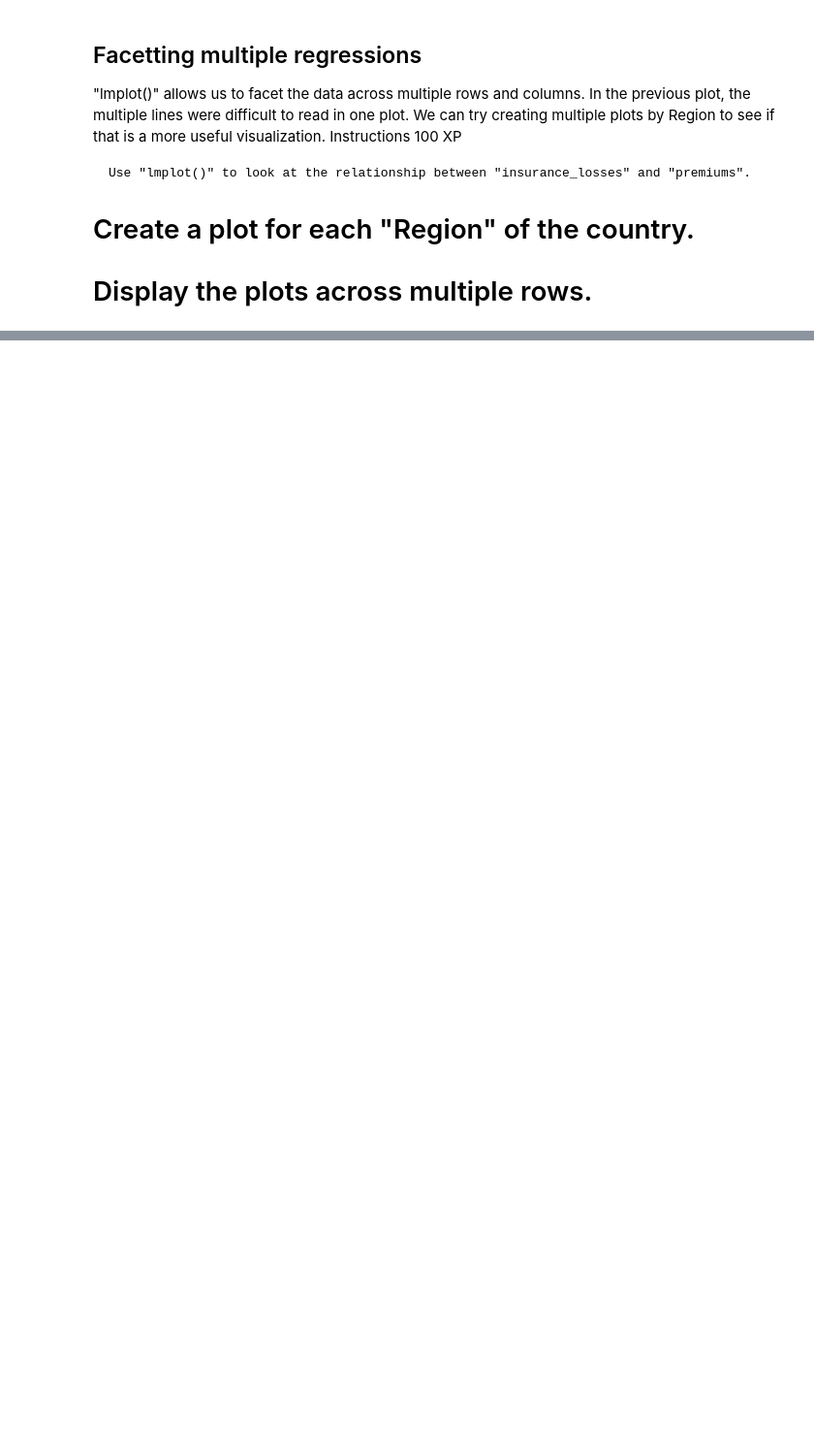
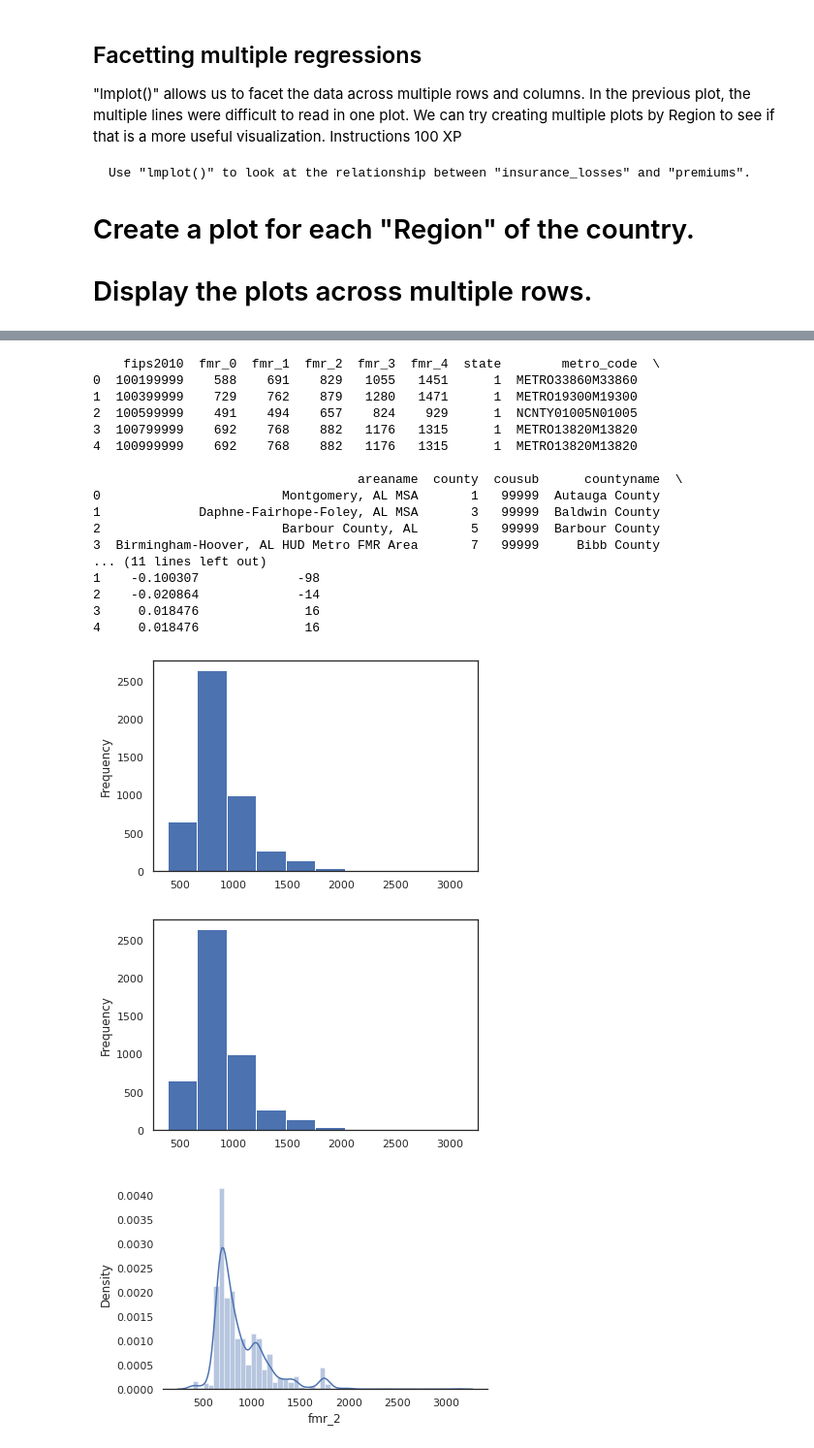
Before and after one commit to johnhhu2020/DataCamp-Data-Scientist-with-Python-Track, a Jupyter notebook: DataCamp Intermediate Data Visualization with Seaborn.ipynb, the cells around one changed output, grey strips where cells are left out. Shown at 97% size. Cells and saved outputs as stored; diff of their text form; code cells hidden in the pictures; blank space fills up the shorter version.

```diff
--- a/DataCamp Intermediate Data Visualization with Seaborn.ipynb
+++ b/DataCamp Intermediate Data Visualization with Seaborn.ipynb
@@ -616,0 +649,51 @@ plt.show()
+# %%
+import pandas as pd
+import matplotlib.pyplot as plt
+import seaborn as sns
+
+
+df = pd.read_csv('FY18_4050_FMRs.csv')
+print(df.head())
+
+
+df['fmr_2'].plot.hist()
+plt.show()
+
+
+plt.clf()
+
+
+sns.set_style()
+
+df['fmr_2'].plot.hist()
+plt.show()
+
+
+
+
+sns.distplot(df['fmr_2'])
+
+sns.despine(left=True)
+
+plt.show()
+# %% [output]
+    fips2010  fmr_0  fmr_1  fmr_2  fmr_3  fmr_4  state        metro_code  \
+0  100199999    588    691    829   1055   1451      1  METRO33860M33860
+1  100399999    729    762    879   1280   1471      1  METRO19300M19300
+2  100599999    491    494    657    824    929      1  NCNTY01005N01005
+3  100799999    692    768    882   1176   1315      1  METRO13820M13820
+4  100999999    692    768    882   1176   1315      1  METRO13820M13820
+
+                                   areaname  county  cousub      countyname  \
+0                        Montgomery, AL MSA       1   99999  Autauga County
+1             Daphne-Fairhope-Foley, AL MSA       3   99999  Baldwin County
+2                        Barbour County, AL       5   99999  Barbour County
+3  Birmingham-Hoover, AL HUD Metro FMR Area       7   99999     Bibb County
+... (11 lines left out)
+1    -0.100307             -98
+2    -0.020864             -14
+3     0.018476              16
+4     0.018476              16
+[figure, added]
+[figure, added]
+[figure, added]
```
Also changed, not shown: parts of 31 cells of this notebook.
